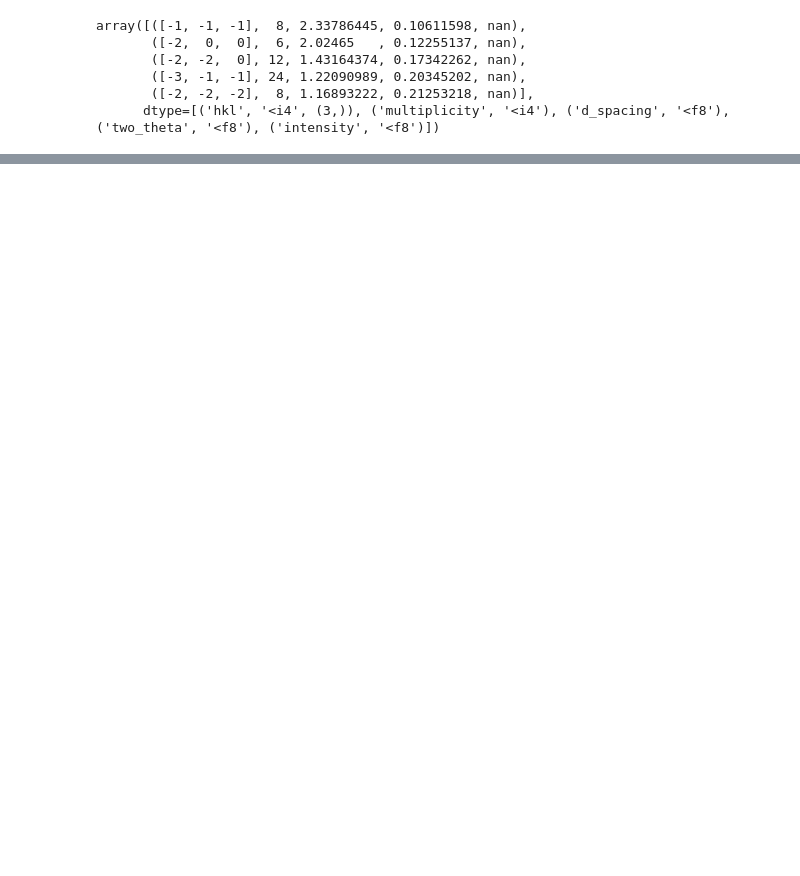
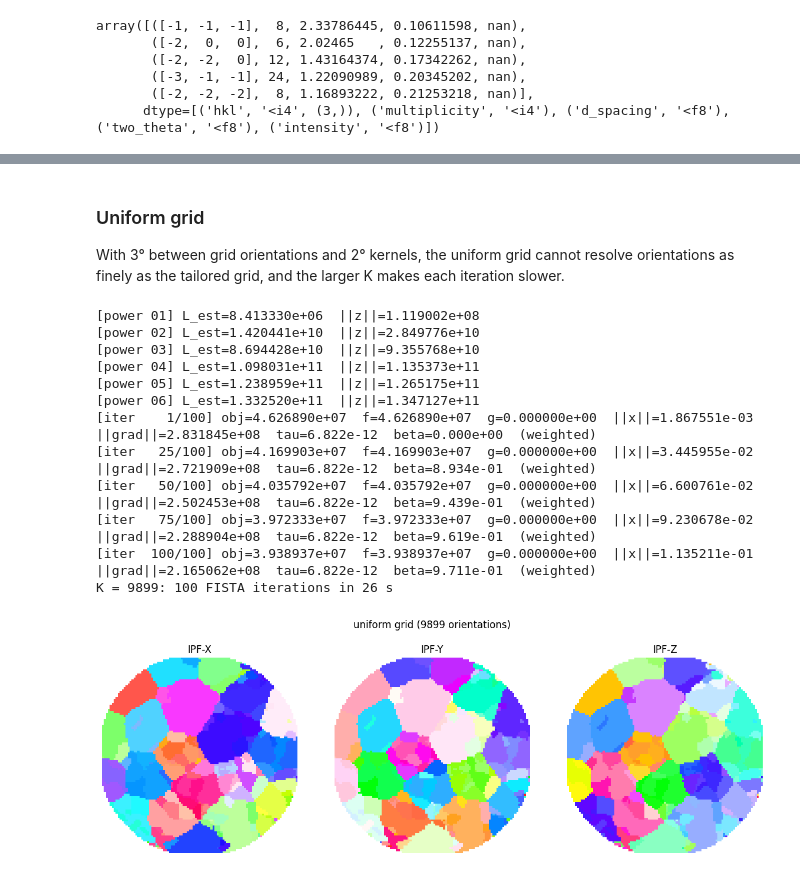
Before and after one commit to msaca-okse/diffractom, a Jupyter notebook: examples/example_diffractom_pipeline.ipynb, the cells around one changed output, grey strips where cells are left out. Drawn from its saved outputs; the diff is of its cells as text; code cells hidden in the pictures; blank space fills up the shorter version.

```diff
--- a/examples/example_diffractom_pipeline.ipynb
+++ b/examples/example_diffractom_pipeline.ipynb
@@ -246,0 +184,22 @@ for d, lbl in directions:
+# %% [markdown]
+### Uniform grid
+
+With 3° between grid orientations and 2° kernels, the uniform grid cannot resolve orientations as finely as
+the tailored grid, and the larger K makes each iteration slower.
+# %%
+x_uniform = reconstruct(grid_uniform)
+plot_ipf(x_uniform, grid_uniform, f"uniform grid ({len(grid_uniform.nodes_at_level(0))} orientations)")
+# %% [output]
+[power 01] L_est=8.413330e+06  ||z||=1.119002e+08
+[power 02] L_est=1.420441e+10  ||z||=2.849776e+10
+[power 03] L_est=8.694428e+10  ||z||=9.355768e+10
+[power 04] L_est=1.098031e+11  ||z||=1.135373e+11
+[power 05] L_est=1.238959e+11  ||z||=1.265175e+11
+[power 06] L_est=1.332520e+11  ||z||=1.347127e+11
+[iter    1/100] obj=4.626890e+07  f=4.626890e+07  g=0.000000e+00  ||x||=1.867551e-03  ||grad||=2.831845e+08  tau=6.822e-12  beta=0.000e+00  (weighted)
+[iter   25/100] obj=4.169903e+07  f=4.169903e+07  g=0.000000e+00  ||x||=3.445955e-02  ||grad||=2.721909e+08  tau=6.822e-12  beta=8.934e-01  (weighted)
+[iter   50/100] obj=4.035792e+07  f=4.035792e+07  g=0.000000e+00  ||x||=6.600761e-02  ||grad||=2.502453e+08  tau=6.822e-12  beta=9.439e-01  (weighted)
+[iter   75/100] obj=3.972333e+07  f=3.972333e+07  g=0.000000e+00  ||x||=9.230678e-02  ||grad||=2.288904e+08  tau=6.822e-12  beta=9.619e-01  (weighted)
+[iter  100/100] obj=3.938937e+07  f=3.938937e+07  g=0.000000e+00  ||x||=1.135211e-01  ||grad||=2.165062e+08  tau=6.822e-12  beta=9.711e-01  (weighted)
+K = 9899: 100 FISTA iterations in 26 s
+[figure, added]
```
Also changed, not shown: parts of 20 cells of this notebook, 4 other files.
